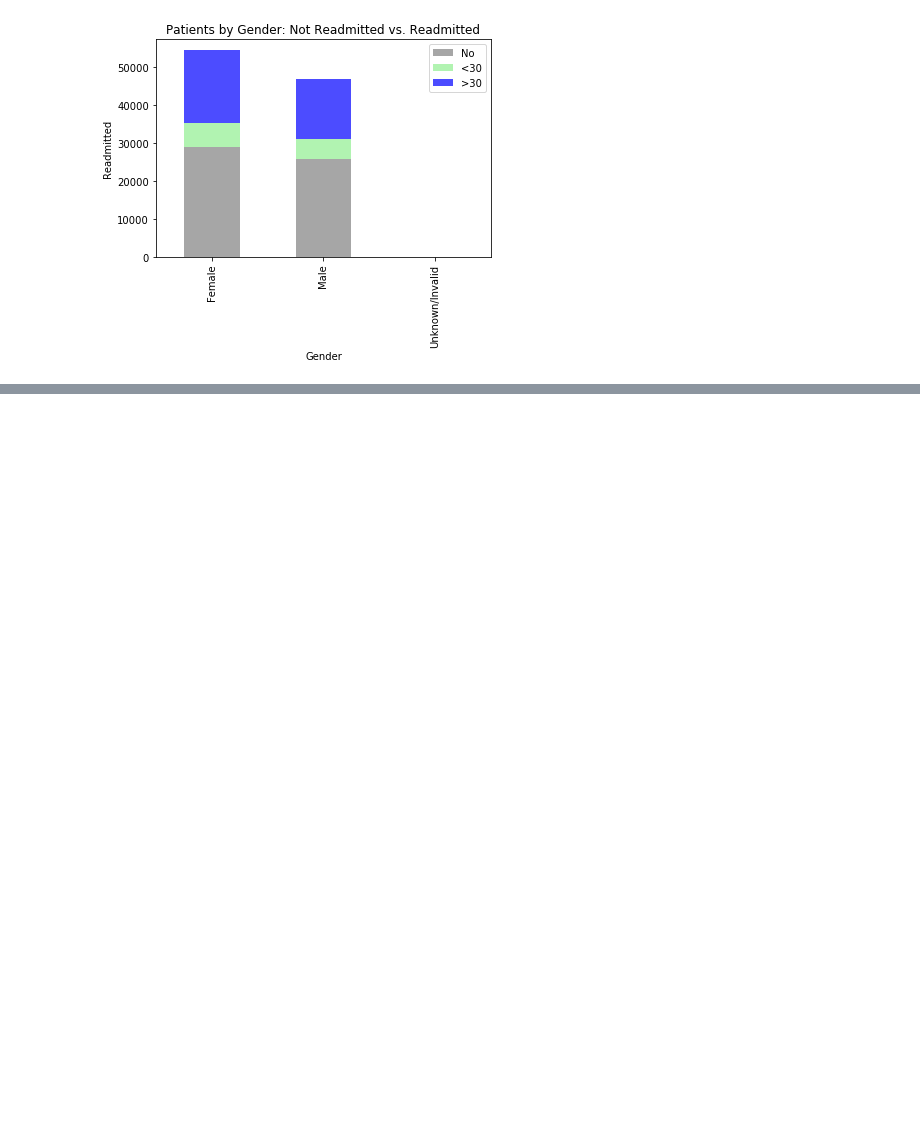
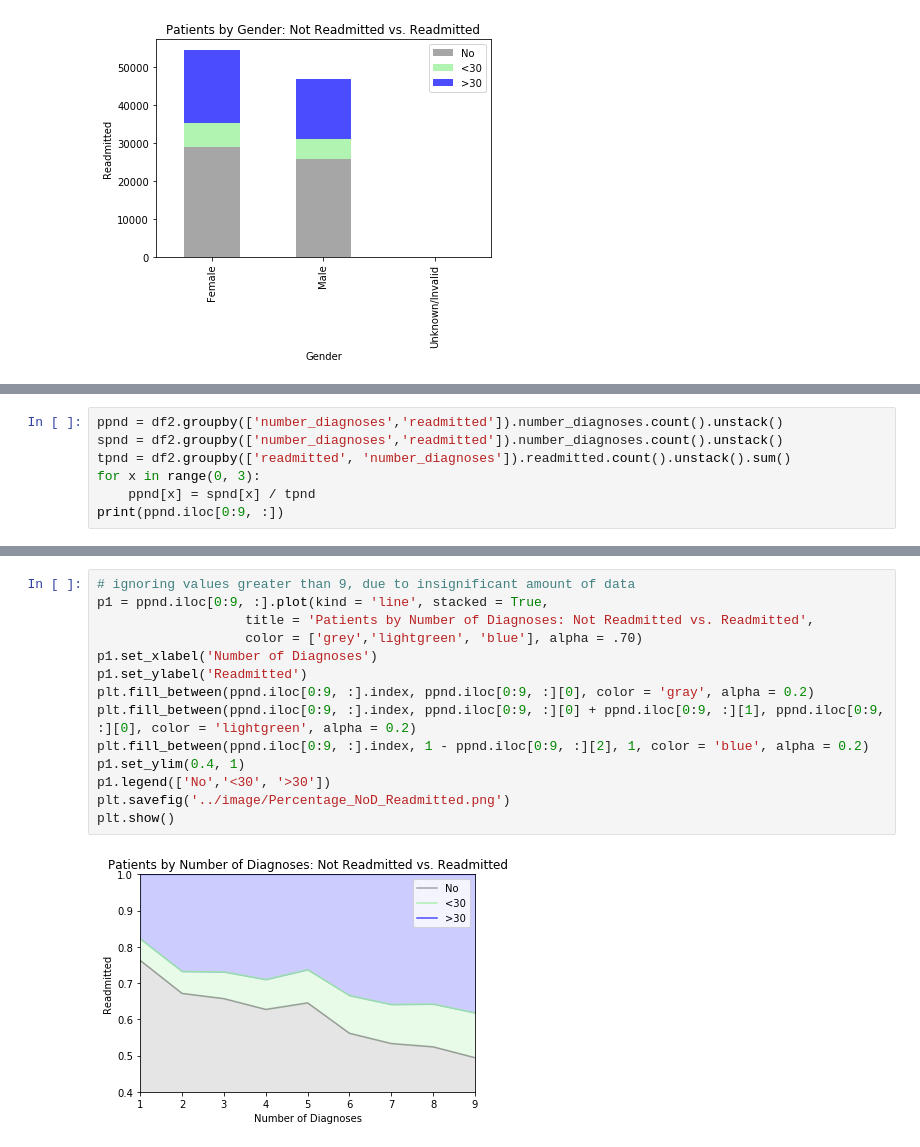
Before and after one commit to yunghanjeong/diabetic_readmission_prediction, a Jupyter notebook: notebooks/data_visualizations_Malcolm.ipynb, the cells around one changed output, grey strips where cells are left out. Drawn from its saved outputs; the diff is of its cells as text; blank space fills up the shorter version.

```diff
--- a/notebooks/data_visualizations_Malcolm.ipynb
+++ b/notebooks/data_visualizations_Malcolm.ipynb
@@ -163,0 +263,7 @@ number_diagnoses
+# %%
+ppnd = df2.groupby(['number_diagnoses','readmitted']).number_diagnoses.count().unstack()
+spnd = df2.groupby(['number_diagnoses','readmitted']).number_diagnoses.count().unstack()
+tpnd = df2.groupby(['readmitted', 'number_diagnoses']).readmitted.count().unstack().sum()
+for x in range(0, 3):
+    ppnd[x] = spnd[x] / tpnd
+print(ppnd.iloc[0:9, :])
@@ -163,0 +283,16 @@ number_diagnoses
+# %%
+# ignoring values greater than 9, due to insignificant amount of data
+p1 = ppnd.iloc[0:9, :].plot(kind = 'line', stacked = True,
+                   title = 'Patients by Number of Diagnoses: Not Readmitted vs. Readmitted',
+                   color = ['grey','lightgreen', 'blue'], alpha = .70)
+p1.set_xlabel('Number of Diagnoses')
+p1.set_ylabel('Readmitted')
+plt.fill_between(ppnd.iloc[0:9, :].index, ppnd.iloc[0:9, :][0], color = 'gray', alpha = 0.2)
+plt.fill_between(ppnd.iloc[0:9, :].index, ppnd.iloc[0:9, :][0] + ppnd.iloc[0:9, :][1], ppnd.iloc[0:9, :][0], color = 'lightgreen', alpha = 0.2)
+plt.fill_between(ppnd.iloc[0:9, :].index, 1 - ppnd.iloc[0:9, :][2], 1, color = 'blue', alpha = 0.2)
+p1.set_ylim(0.4, 1)
+p1.legend(['No','<30', '>30'])
+plt.savefig('../image/Percentage_NoD_Readmitted.png')
+plt.show()
+# %% [output]
+[figure, added]
```
Also changed, not shown: parts of 9 cells of this notebook, 6 other files.
